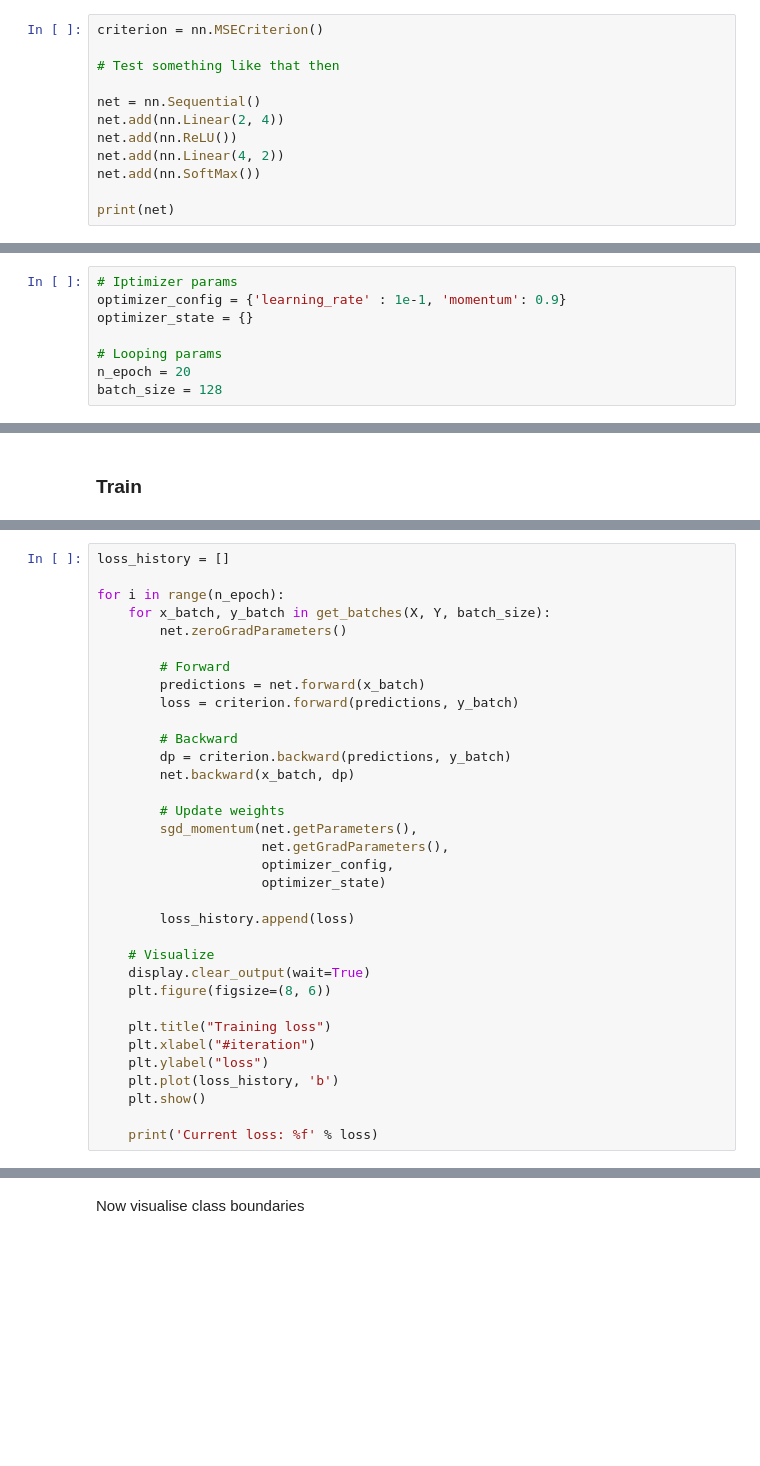
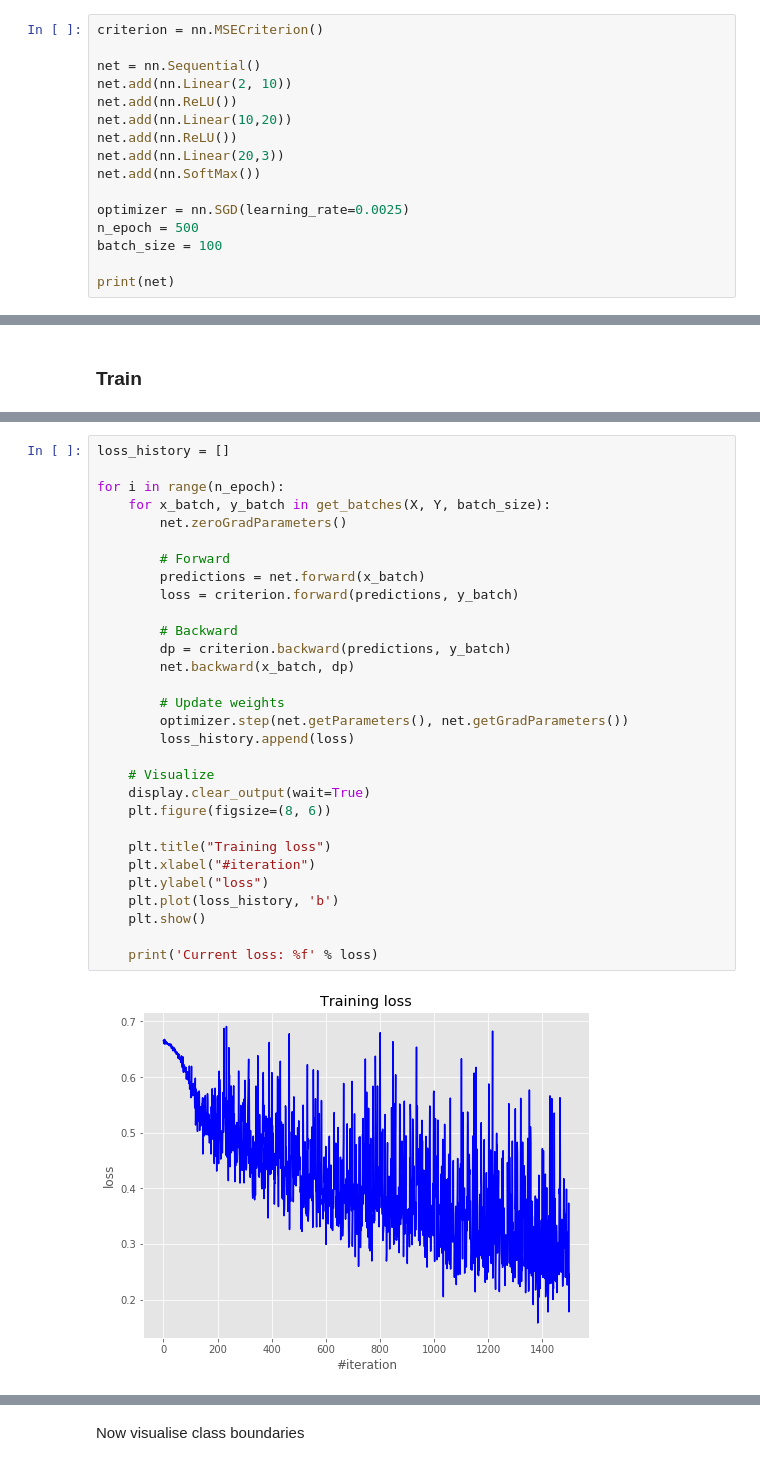
Before and after one commit to fisheeve/istc_ml_homeworks, a Jupyter notebook: nn_homework_session1/assignment1_and_2.ipynb, the cells around one changed output, grey strips where cells are left out. Saved outputs shown, nothing was run; the diff lists cells and outputs as text; blank space fills up the shorter version.

```diff
--- a/nn_homework_session1/assignment1_and_2.ipynb
+++ b/nn_homework_session1/assignment1_and_2.ipynb
@@ -143,13 +49,17 @@ Define a **simple nn** for debugging.
 # %%
 criterion = nn.MSECriterion()
 
-# Test something like that then
-
 net = nn.Sequential()
-net.add(nn.Linear(2, 4))
+net.add(nn.Linear(2, 10))
 net.add(nn.ReLU())
-net.add(nn.Linear(4, 2))
+net.add(nn.Linear(10,20))
+net.add(nn.ReLU())
+net.add(nn.Linear(20,3))
 net.add(nn.SoftMax())
 
+optimizer = nn.SGD(learning_rate=0.0025)
+n_epoch = 500
+batch_size = 100
+
 print(net)
 # %% [output]
@@ -162,9 +72 @@ Start with batch_size = 1000 to make sure every step lowers the loss, then try s
-# %%
-# Iptimizer params
-optimizer_config = {'learning_rate' : 1e-1, 'momentum': 0.9}
-optimizer_state = {}
-
-# Looping params
-n_epoch = 20
-batch_size = 128
 # %%
@@ -189,35 +87,32 @@ Basic training loop. Examine it.
 # %%
 loss_history = []
 
 for i in range(n_epoch):
     for x_batch, y_batch in get_batches(X, Y, batch_size):
         net.zeroGradParameters()
 
         # Forward
         predictions = net.forward(x_batch)
         loss = criterion.forward(predictions, y_batch)
 
         # Backward
         dp = criterion.backward(predictions, y_batch)
         net.backward(x_batch, dp)
 
         # Update weights
-        sgd_momentum(net.getParameters(),
-                     net.getGradParameters(),
-                     optimizer_config,
-                     optimizer_state)
-
+        optimizer.step(net.getParameters(), net.getGradParameters())
         loss_history.append(loss)
 
     # Visualize
     display.clear_output(wait=True)
     plt.figure(figsize=(8, 6))
 
     plt.title("Training loss")
     plt.xlabel("#iteration")
     plt.ylabel("loss")
     plt.plot(loss_history, 'b')
     plt.show()
 
     print('Current loss: %f' % loss)
 # %% [output]
+[figure, added]
```
Also changed, not shown: parts of 24 cells of this notebook, 6 other files.
